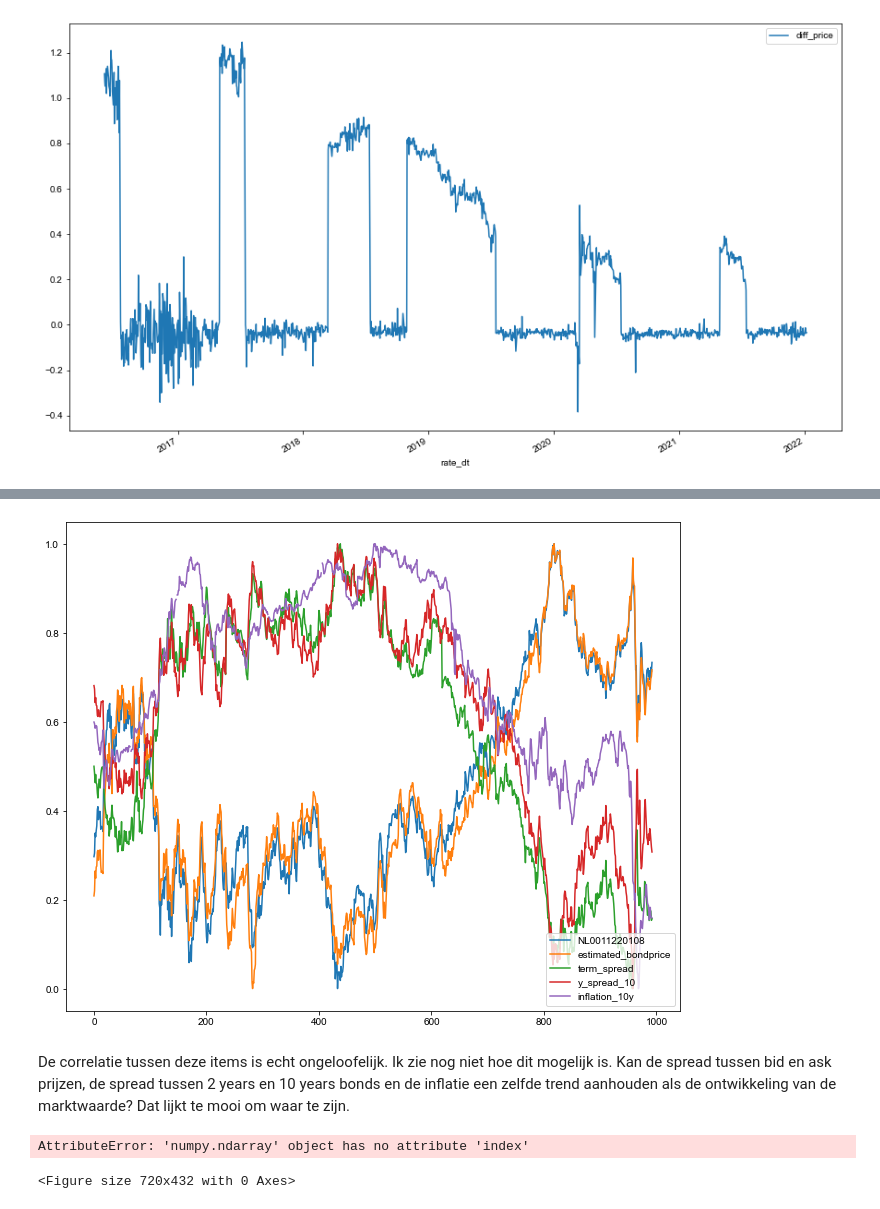
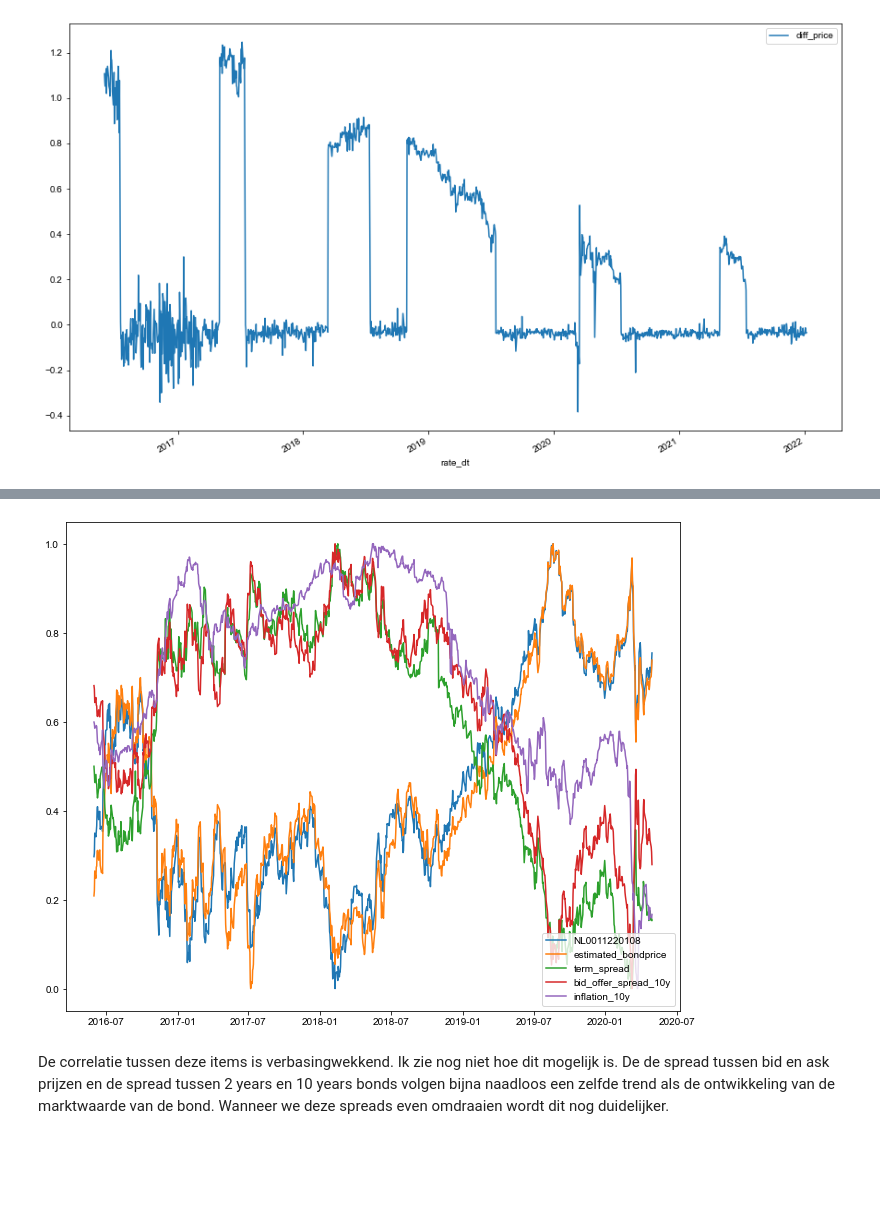
Before and after one commit to Merijn68/BondTrading, a Jupyter notebook: 05_adding_feartures.ipynb, the cells around one changed output, grey strips where cells are left out. Drawn from its saved outputs; the diff is of its cells as text; code cells hidden in the pictures; blank space fills up the shorter version.

```diff
--- a/05_adding_feartures.ipynb
+++ b/05_adding_feartures.ipynb
@@ -146,5 +136,7 @@ Index(['reference_identifier', 'rate_dt', 'ccy', 'mid', 'lastday', 'country',
 from sklearn.preprocessing import MinMaxScaler
 scaler = MinMaxScaler()
 
-df_bpyi = df_bpyi[['rate_dt','mid','estimated_bondprice','term_spread','y_spread_10','10 YEARS']]
-df_bpyi.columns = ['rate_dt','mid','estimated_bondprice','term_spread','yield_spread_10','inflation_10y']
+df_bpyi = df_bpyi[['rate_dt','mid','estimated_bondprice','term_spread','bid_offer_spread_10','10 YEARS']]
+df_bpyi.columns = ['rate_dt','mid','estimated_bondprice','term_spread','bid_offer_spread_10y','inflation_10y']
+df_bpyi = df_bpyi.set_index('rate_dt')
+df_bpyi = df_bpyi.sort_index()
@@ -167,34 +143,23 @@ df_bpyi
 # %%
-
-df_bpyi = df_bpyi.set_index('rate_dt')
-df_bpyi = df_bpyi.sort_index()
-
 series = df_bpyi['mid']
 split = math.floor(len(series) * .70)
 
 # Train test split
-train = df_bpyi[:split]
-test = df_bpyi[split:]
+train = df_bpyi[:split].copy()
+test = df_bpyi[split:].copy()
 
 scaler.fit(train)
-train = scaler.transform(train)
-test = scaler.transform(test)
+train[train.columns] = scaler.fit_transform(train[train.columns])
+test[test.columns] = scaler.transform(test[test.columns])
 # %%
-# ax.plot(train)
-
 plt.rcParams["figure.figsize"] = [11, 9]
-line1, = plt.plot(train[:,0], label=isin)
-line2, = plt.plot(train[:,1], label="estimated_bondprice")
-line3, = plt.plot(train[:,2], label="term_spread")
-line4, = plt.plot(train[:,3], label="y_spread_10")
-line4, = plt.plot(train[:,4], label="inflation_10y")
+line1, = plt.plot(train.iloc[:,0], label=isin)
+line2, = plt.plot(train.iloc[:,1], label="estimated_bondprice")
+line3, = plt.plot(train.iloc[:,2], label="term_spread")
+line4, = plt.plot(train.iloc[:,3], label="bid_offer_spread_10y")
+line4, = plt.plot(train.iloc[:,4], label="inflation_10y")
 leg = plt.legend(loc='lower right')
 # %% [output]
-[figure, old version]
+[figure, new version]
 # %% [markdown]
-De correlatie tussen deze items is echt ongeloofelijk. Ik zie nog niet hoe dit mogelijk is. Kan de spread tussen bid en ask prijzen, de spread tussen 2 years en 10 years bonds en de inflatie een zelfde trend aanhouden als de ontwikkeling van de marktwaarde? Dat lijkt te mooi om waar te zijn.
+De correlatie tussen deze items is verbasingwekkend. Ik zie nog niet hoe dit mogelijk is. De de spread tussen bid en ask prijzen en de spread tussen 2 years en 10 years bonds volgen bijna naadloos een zelfde trend als de ontwikkeling van de marktwaarde van de bond. Wanneer we deze spreads even omdraaien wordt dit nog duidelijker.
-# %%
-visualize.timeplot(train, test, figurepath = Path("reports/figures"), name = 'timeseries traintestsplit')
-# %% [output]
-AttributeError: 'numpy.ndarray' object has no attribute 'index'
-<Figure size 720x432 with 0 Axes>
```
Also changed, not shown: parts of 27 cells of this notebook, 11 other files.
